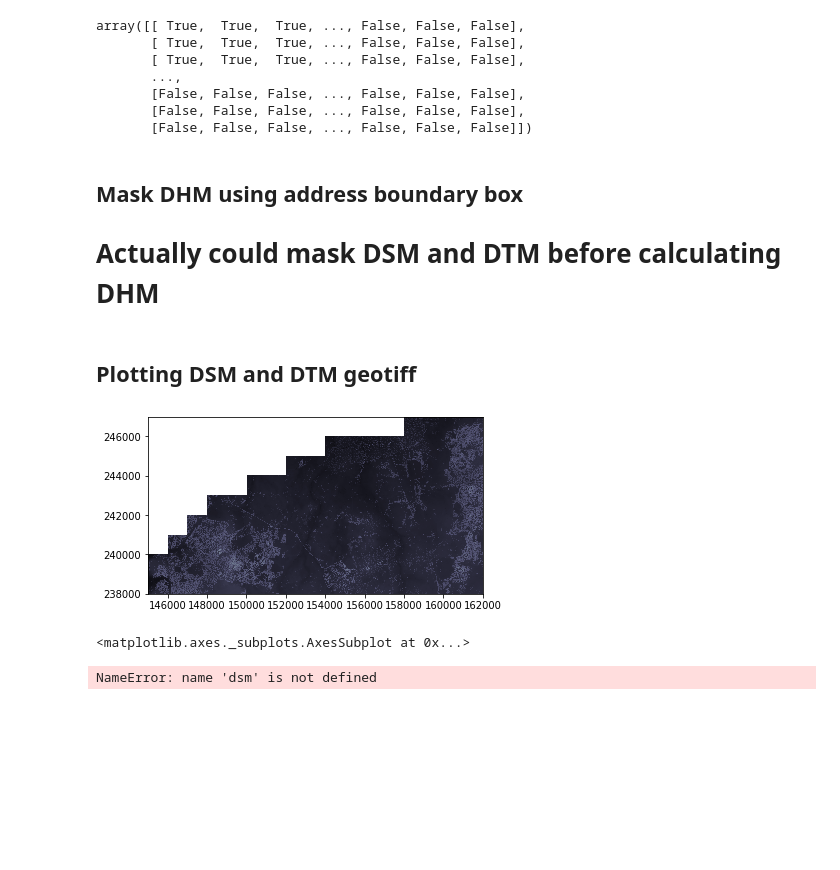
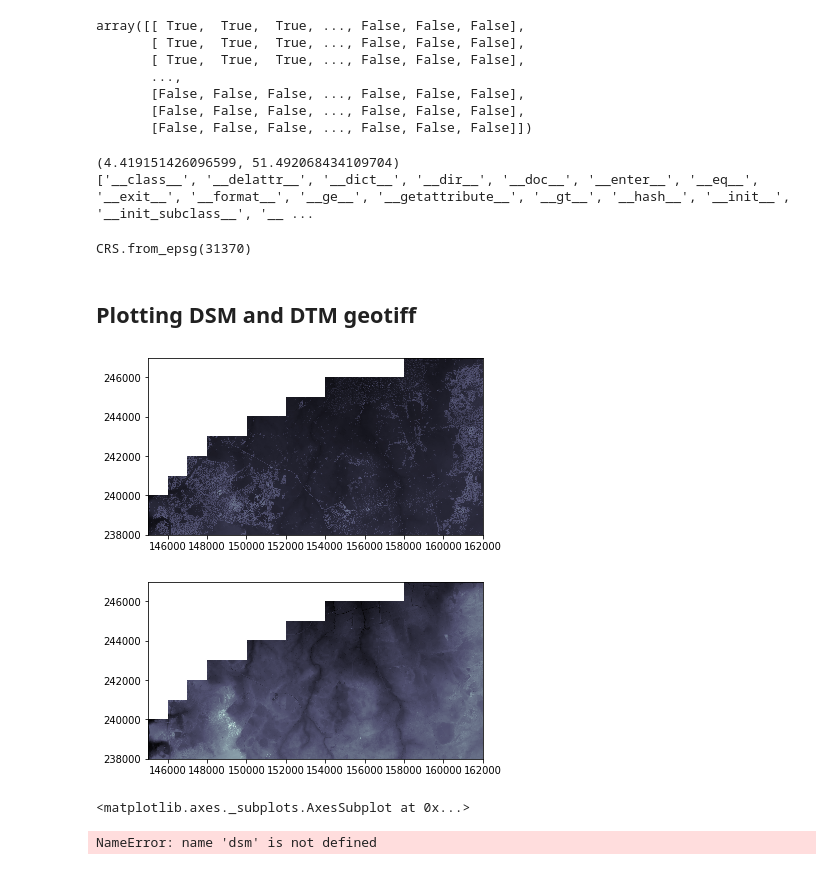
Before and after one commit to dr-robin/3D_houses, a Jupyter notebook: 3D_houses_data exploration.ipynb, the cells around one changed output. Saved outputs shown, nothing was run; the diff lists cells and outputs as text; code cells hidden in the pictures; blank space fills up the shorter version.

```diff
--- a/3D_houses_data exploration.ipynb
+++ b/3D_houses_data exploration.ipynb
@@ -229,6 +326,3 @@ array([[ True,  True,  True, ..., False, False, False],
        [False, False, False, ..., False, False, False],
        [False, False, False, ..., False, False, False],
        [False, False, False, ..., False, False, False]])
-# %% [markdown]
-## Mask DHM using address boundary box
-# Actually could mask DSM and DTM before calculating DHM
@@ -254,16 +329,25 @@ fp = r"C:\HY-DATA\HENTENKA\CSC\Data\p188r018_7t20020529_z34__LV-FIN.tif"
+# %%
+print(data.lnglat())
+print(dir(data))
+data.crs
+# %% [output]
+(4.419151426096599, 51.492068434109704)
+['__class__', '__delattr__', '__dict__', '__dir__', '__doc__', '__enter__', '__eq__', '__exit__', '__format__', '__ge__', '__getattribute__', '__gt__', '__hash__', '__init__', '__init_subclass__', '__ ...
+CRS.from_epsg(31370)
 # %% [markdown]
 ## Plotting DSM and DTM geotiff
 # %%
 import rasterio as rio
 from rasterio import plot
 
-"../data/DSM/DHMVIIDSMRAS1m_k01.tif"
 dsm = rio.open('/home/becode/dr-robin/theano/3D_houses data/DSM/DHMVIIDSMRAS1m_k01.tif')
 dtm = rio.open('/home/becode/dr-robin/theano/3D_houses data/DTM/DHMVIIDTMRAS1m_k01.tif')
 
 rio.plot.show(dsm, cmap='bone')
+rio.plot.show(dtm, cmap='bone')
 # %% [output]
 [figure]
+[figure, added]
 <matplotlib.axes._subplots.AxesSubplot at 0x...>
 # %%
 dsm.name
```
Also changed, not shown: parts of 28 cells of this notebook.
